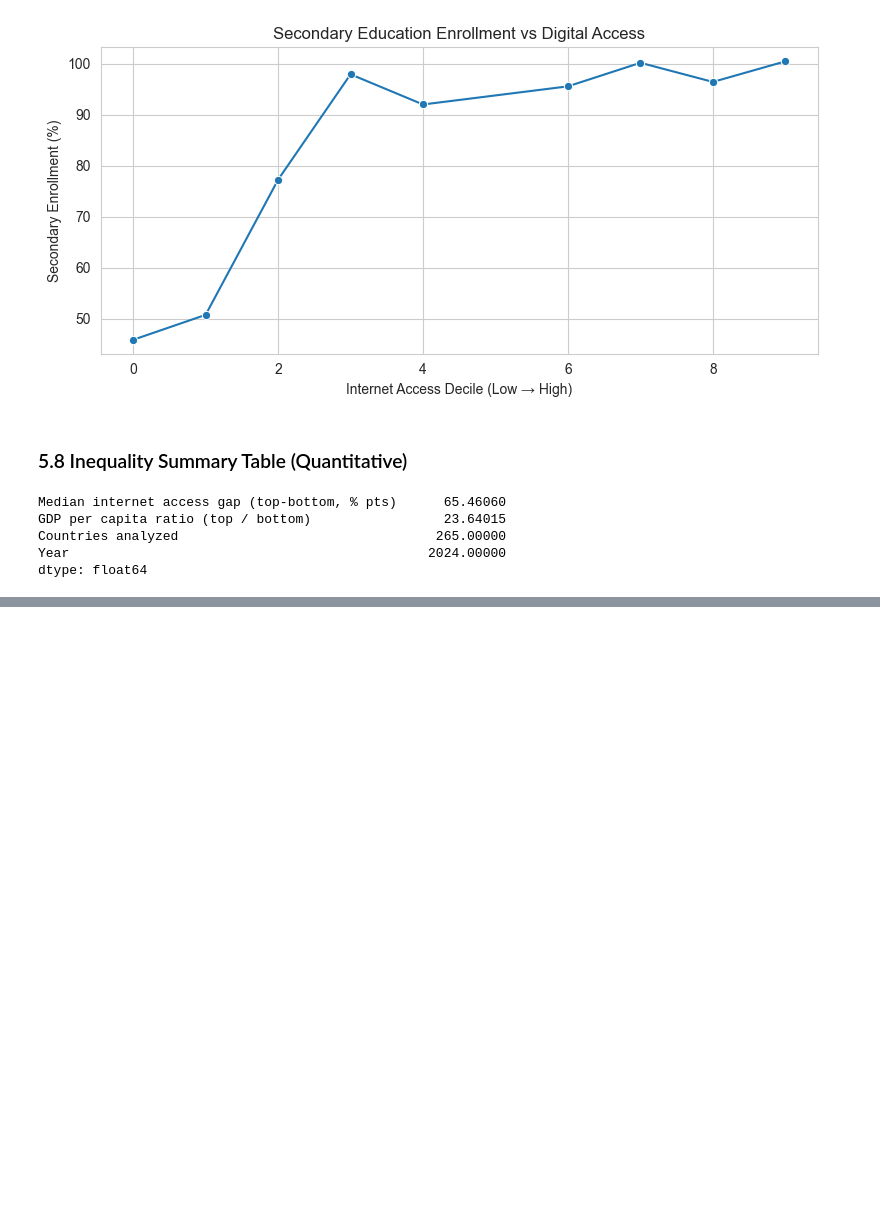
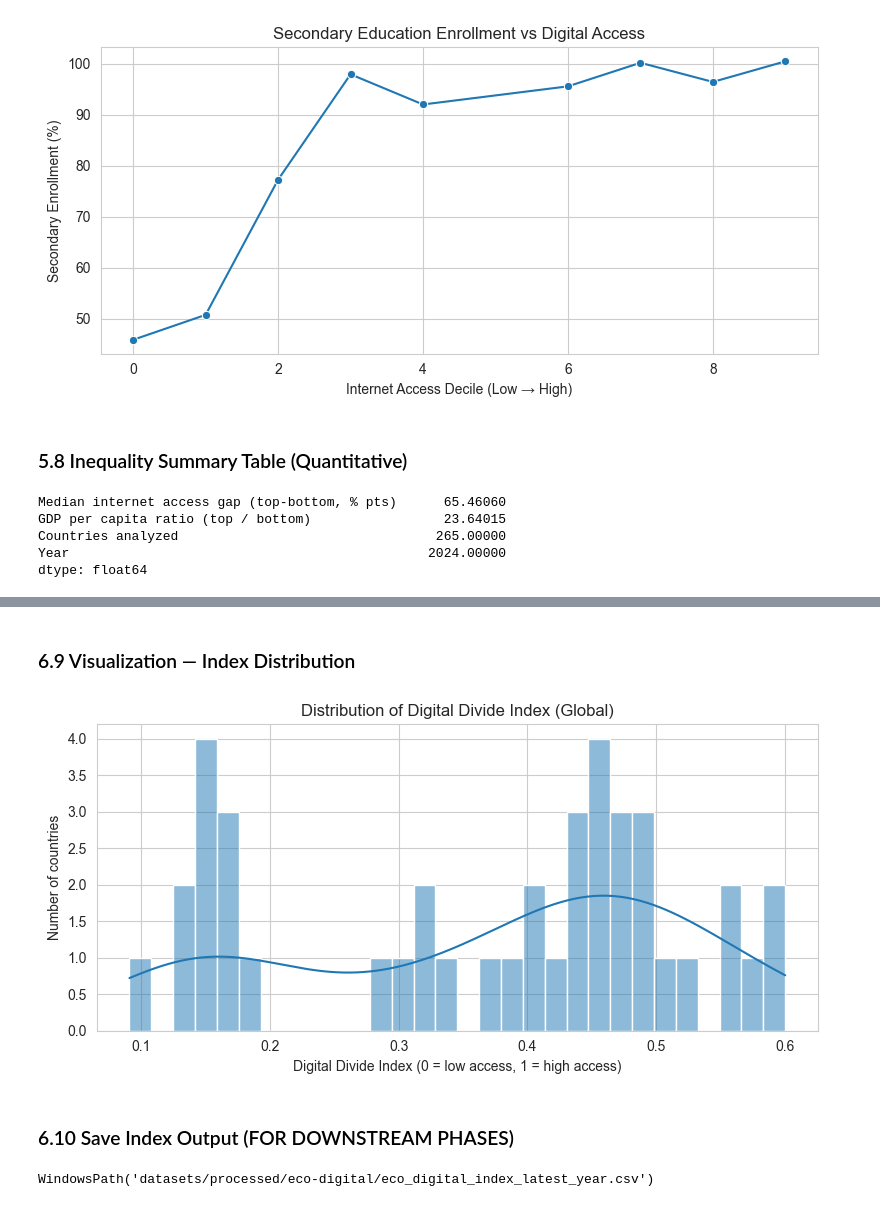
Before and after one commit to Comrade-1729/EDA_MLOPS-Portfolio, a Jupyter notebook: notebooks/03_economic_digital_divide_eda.ipynb, the cells around one changed output, grey strips where cells are left out. Saved outputs shown, nothing was run; the diff lists cells and outputs as text; code cells hidden in the pictures; blank space fills up the shorter version.

Commit message:
Domain 3: build explainable digital divide index (Phase 6)

```diff
--- a/notebooks/03_economic_digital_divide_eda.ipynb
+++ b/notebooks/03_economic_digital_divide_eda.ipynb
@@ -902,0 +1012,8 @@ dtype: float64
+# %%
+def min_max_norm(series):
+    return (series - series.min()) / (series.max() - series.min())
+
+for col in INDEX_COLS:
+    df_idx[col + "_norm"] = min_max_norm(df_idx[col])
+
+df_idx[[c + "_norm" for c in INDEX_COLS]].describe()
@@ -902,0 +1037,6 @@ dtype: float64
+# %%
+WEIGHTS = {
+    "internet_users_pct_norm": 0.4,
+    "gdp_per_capita_usd_norm": 0.4,
+    "secondary_enrollment_pct_norm": 0.2
+}
@@ -902,0 +1045,6 @@ dtype: float64
+# %%
+df_idx["digital_divide_index"] = (
+    df_idx["internet_users_pct_norm"] * WEIGHTS["internet_users_pct_norm"] +
+    df_idx["gdp_per_capita_usd_norm"] * WEIGHTS["gdp_per_capita_usd_norm"] +
+    df_idx["secondary_enrollment_pct_norm"] * WEIGHTS["secondary_enrollment_pct_norm"]
+)
@@ -902,0 +1065,10 @@ dtype: float64
+# %%
+df_ranked = (
+    df_idx
+    .sort_values("digital_divide_index", ascending=False)
+    .reset_index(drop=True)
+)
+
+df_ranked.head(10)[
+    ["country", "digital_divide_index"]
+]
@@ -902,0 +1103,28 @@ dtype: float64
+# %% [markdown]
+### 6.9 Visualization — Index Distribution
+# %%
+plt.figure(figsize=(8, 4))
+sns.histplot(
+    df_ranked["digital_divide_index"],
+    bins=30,
+    kde=True
+)
+plt.title("Distribution of Digital Divide Index (Global)")
+plt.xlabel("Digital Divide Index (0 = low access, 1 = high access)")
+plt.ylabel("Number of countries")
+plt.tight_layout()
+plt.show()
+# %% [output]
+[figure, added]
+# %% [markdown]
+### 6.10 Save Index Output (FOR DOWNSTREAM PHASES)
+# %%
+OUTPUT_DIR = Path("datasets/processed/eco-digital")
+OUTPUT_DIR.mkdir(parents=True, exist_ok=True)
+
+INDEX_FILE = OUTPUT_DIR / "eco_digital_index_latest_year.csv"
+df_ranked.to_csv(INDEX_FILE, index=False)
+
+INDEX_FILE
+# %% [output]
+WindowsPath('datasets/processed/eco-digital/eco_digital_index_latest_year.csv')
```
Also changed, not shown: parts of 24 cells of this notebook, 1 other file.
